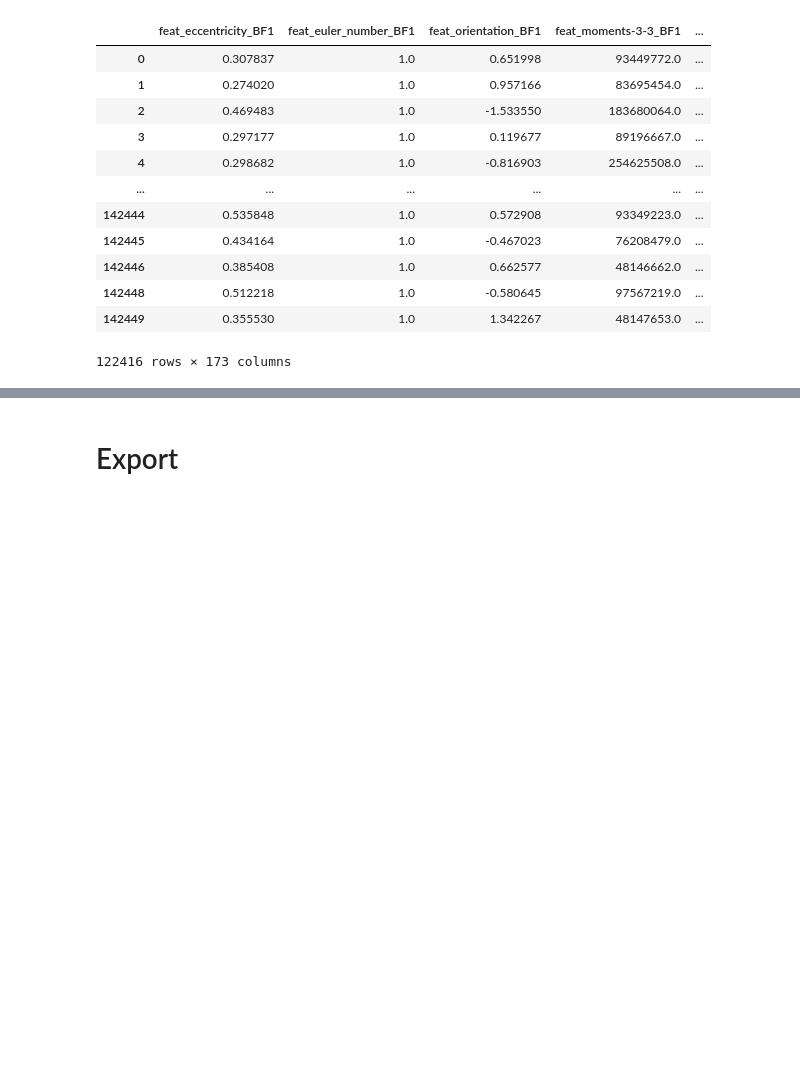
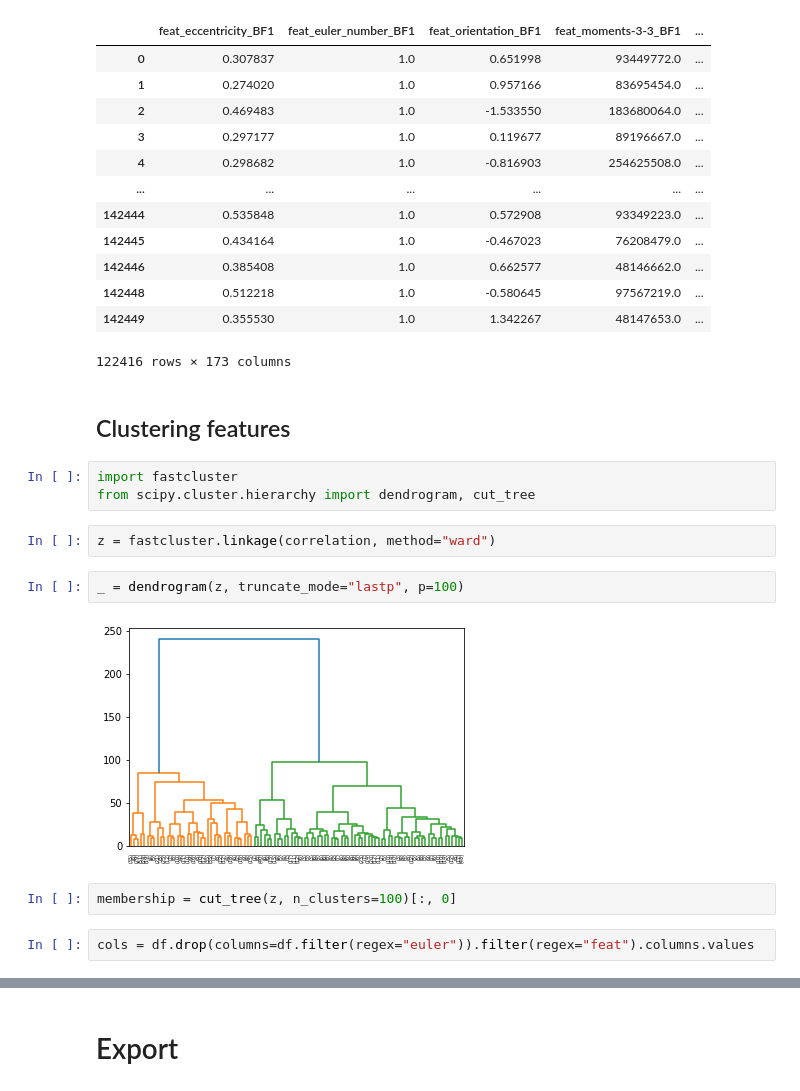
Before and after one commit to harel-coffee/SCIP-use-case-workflows-auto, a Jupyter notebook: notebooks/QC/ehv_quality_control.ipynb, the cells around one changed output, grey strips where cells are left out. Drawn from its saved outputs; the diff is of its cells as text; blank space fills up the shorter version.

```diff
--- a/notebooks/QC/ehv_quality_control.ipynb
+++ b/notebooks/QC/ehv_quality_control.ipynb
@@ -530,3 +408,18 @@ df.filter(regex="feat")
 | 142448 | 0.512218 | 1.0 | -0.580645 | 97567219.0 | ... |
 | 142449 | 0.355530 | 1.0 | 1.342267 | 48147653.0 | ... |
 122416 rows × 173 columns
+# %% [markdown]
+## Clustering features
+# %%
+import fastcluster
+from scipy.cluster.hierarchy import dendrogram, cut_tree
+# %%
+z = fastcluster.linkage(correlation, method="ward")
+# %%
+_ = dendrogram(z, truncate_mode="lastp", p=100)
+# %% [output]
+[figure, added]
+# %%
+membership = cut_tree(z, n_clusters=100)[:, 0]
+# %%
+cols = df.drop(columns=df.filter(regex="euler")).filter(regex="feat").columns.values
```
Also changed, not shown: parts of 42 cells of this notebook, 1 other file.
